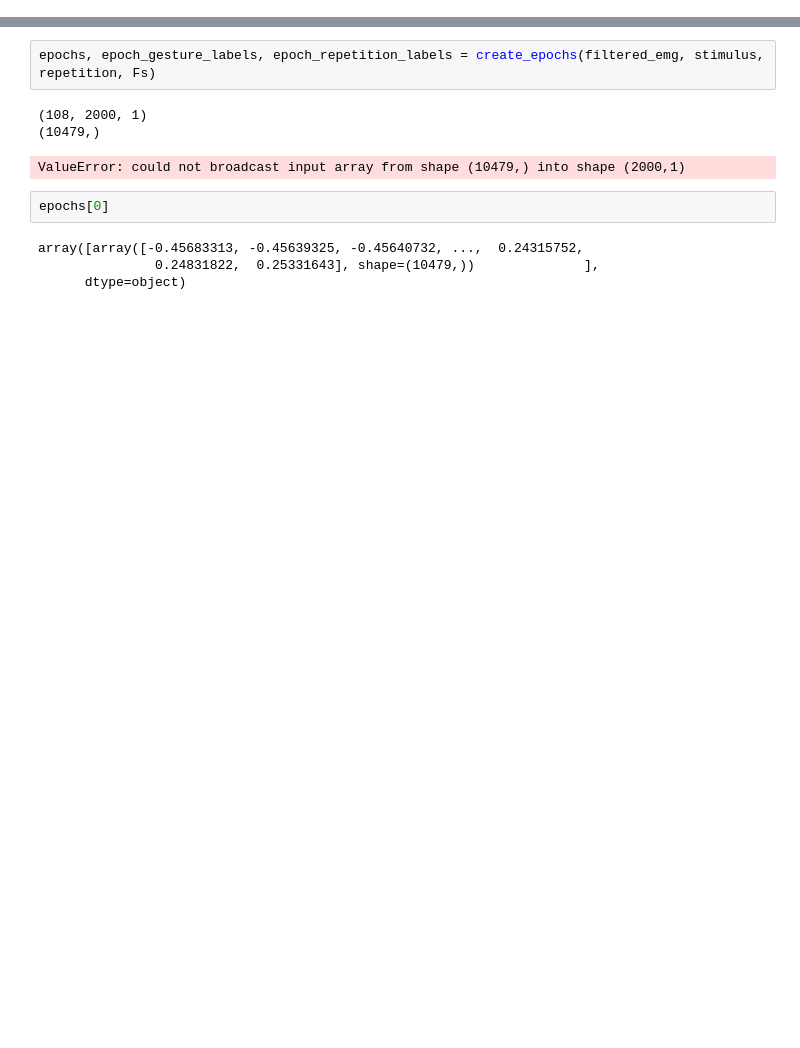
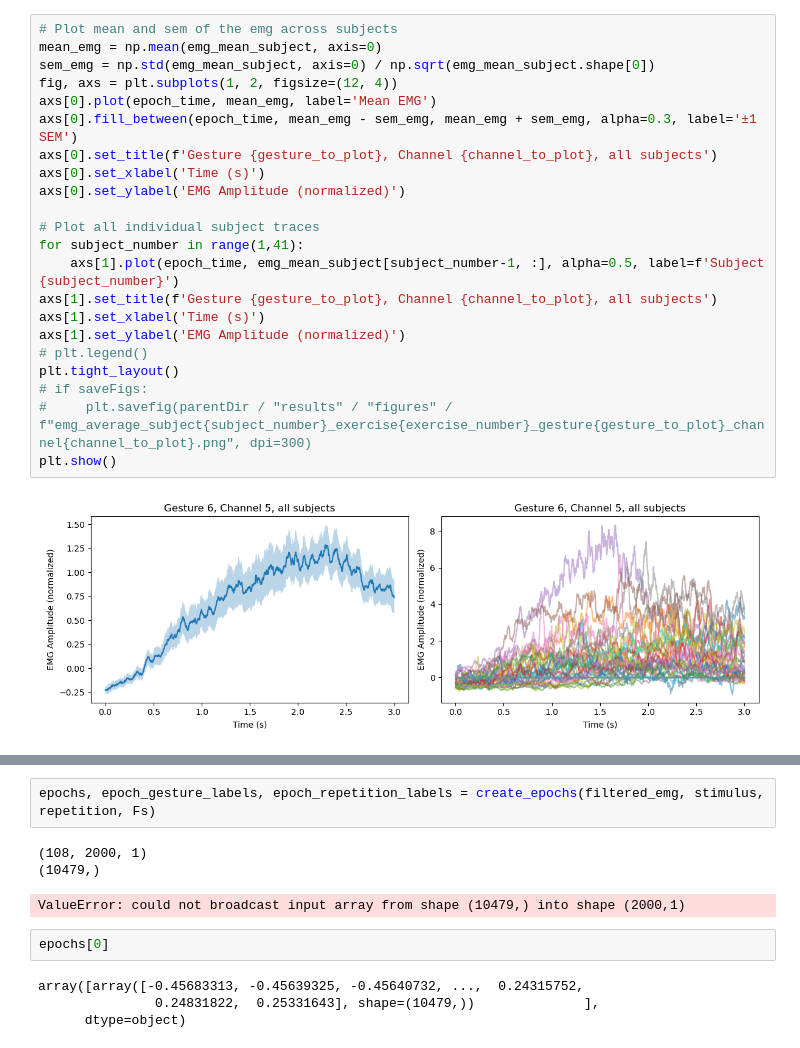
Before and after one commit to sumachinta/emg-gesture-classification-ninapro, a Jupyter notebook: notebooks/02_data_preprocessing.ipynb, the cells around one changed output, grey strips where cells are left out. Cells and saved outputs as stored; diff of their text form; blank space fills up the shorter version.

```diff
--- a/notebooks/02_data_preprocessing.ipynb
+++ b/notebooks/02_data_preprocessing.ipynb
@@ -40,0 +224,24 @@ plt.show()
+# %%
+# Plot mean and sem of the emg across subjects
+mean_emg = np.mean(emg_mean_subject, axis=0)
+sem_emg = np.std(emg_mean_subject, axis=0) / np.sqrt(emg_mean_subject.shape[0])
+fig, axs = plt.subplots(1, 2, figsize=(12, 4))
+axs[0].plot(epoch_time, mean_emg, label='Mean EMG')
+axs[0].fill_between(epoch_time, mean_emg - sem_emg, mean_emg + sem_emg, alpha=0.3, label='±1 SEM')
+axs[0].set_title(f'Gesture {gesture_to_plot}, Channel {channel_to_plot}, all subjects')
+axs[0].set_xlabel('Time (s)')
+axs[0].set_ylabel('EMG Amplitude (normalized)')
+
+# Plot all individual subject traces
+for subject_number in range(1,41):
+    axs[1].plot(epoch_time, emg_mean_subject[subject_number-1, :], alpha=0.5, label=f'Subject {subject_number}')
+axs[1].set_title(f'Gesture {gesture_to_plot}, Channel {channel_to_plot}, all subjects')
+axs[1].set_xlabel('Time (s)')
+axs[1].set_ylabel('EMG Amplitude (normalized)')
+# plt.legend()
+plt.tight_layout()
+# if saveFigs:
+#     plt.savefig(parentDir / "results" / "figures" / f"emg_average_subject{subject_number}_exercise{exercise_number}_gesture{gesture_to_plot}_channel{channel_to_plot}.png", dpi=300)
+plt.show()
+# %% [output]
+[figure, added]
```
Also changed, not shown: parts of 15 cells of this notebook.
